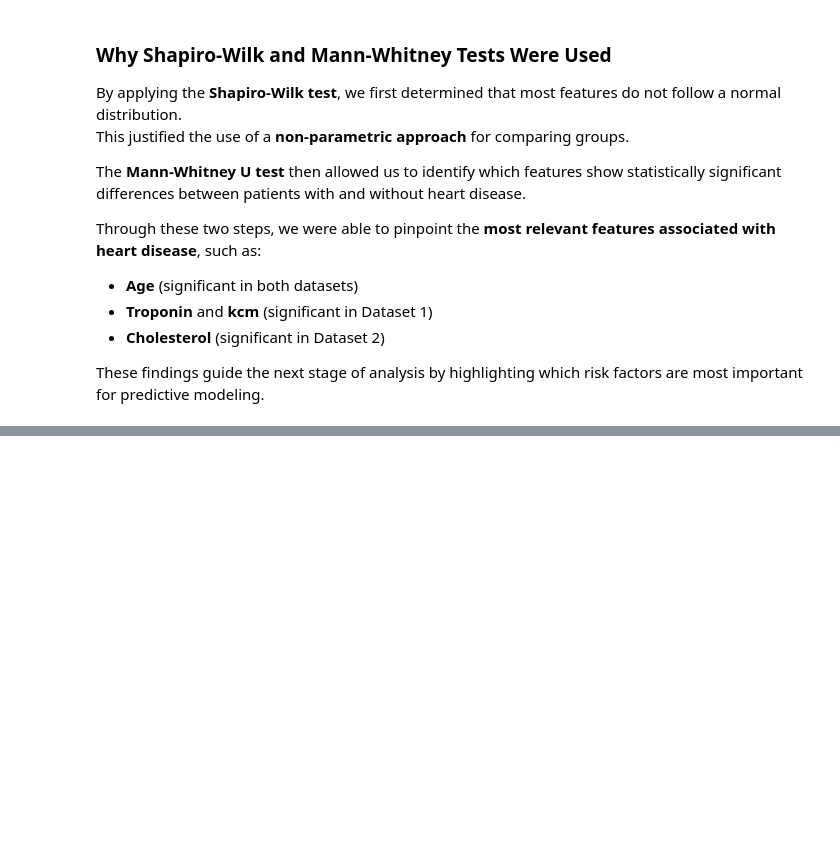
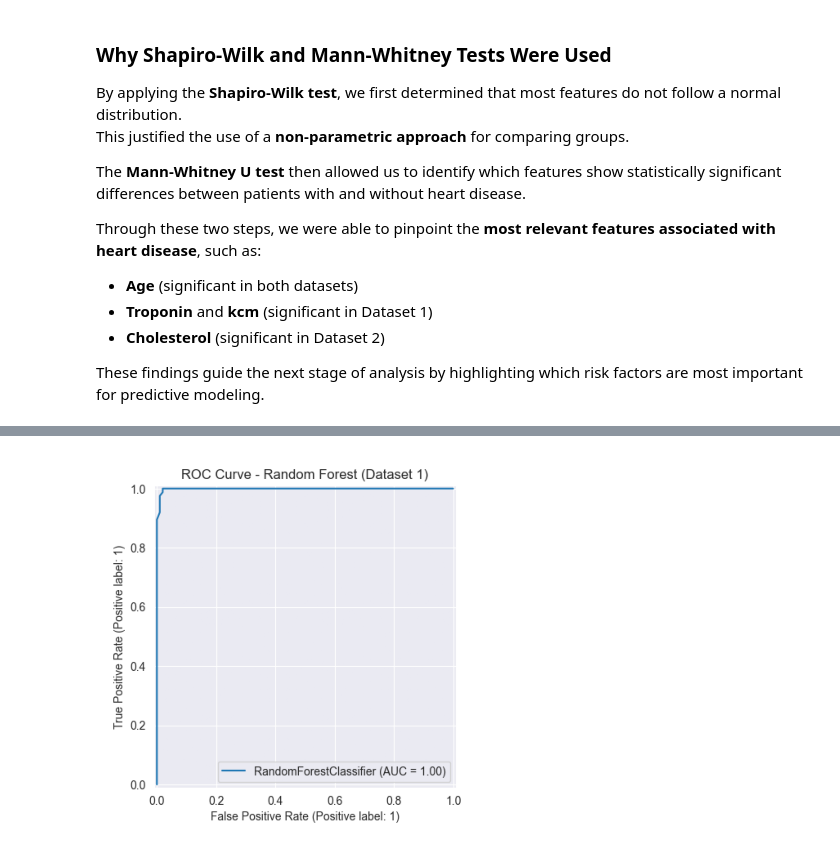
Before and after one commit to plamensve/DS_FINAL_PROJECT, a Jupyter notebook: notebooks/08_comparative_analysis.ipynb, the cells around one changed output, grey strips where cells are left out. Drawn from its saved outputs; the diff is of its cells as text; code cells hidden in the pictures; blank space fills up the shorter version.

```diff
--- a/notebooks/08_comparative_analysis.ipynb
+++ b/notebooks/08_comparative_analysis.ipynb
@@ -237,0 +386,7 @@ These findings guide the next stage of analysis by highlighting which risk facto
+# %%
+ds1_roc_curve_rf = mpimg.imread('../images/dataset1_images/ds1_roc_curve_rf.png')
+plt.imshow(ds1_roc_curve_rf)
+plt.axis("off")
+plt.show()
+# %% [output]
+[figure, added]
```
Also changed, not shown: parts of 18 cells of this notebook, 13 other files.
